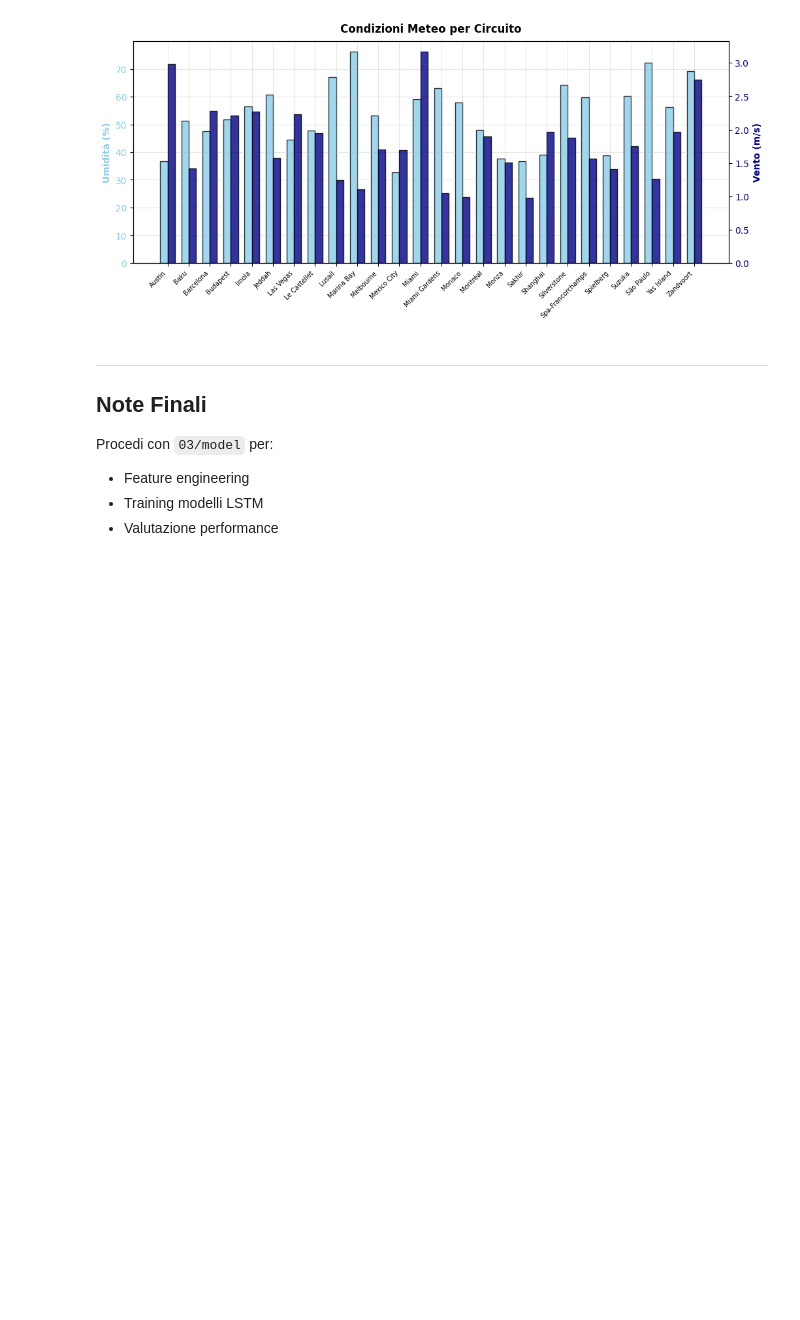
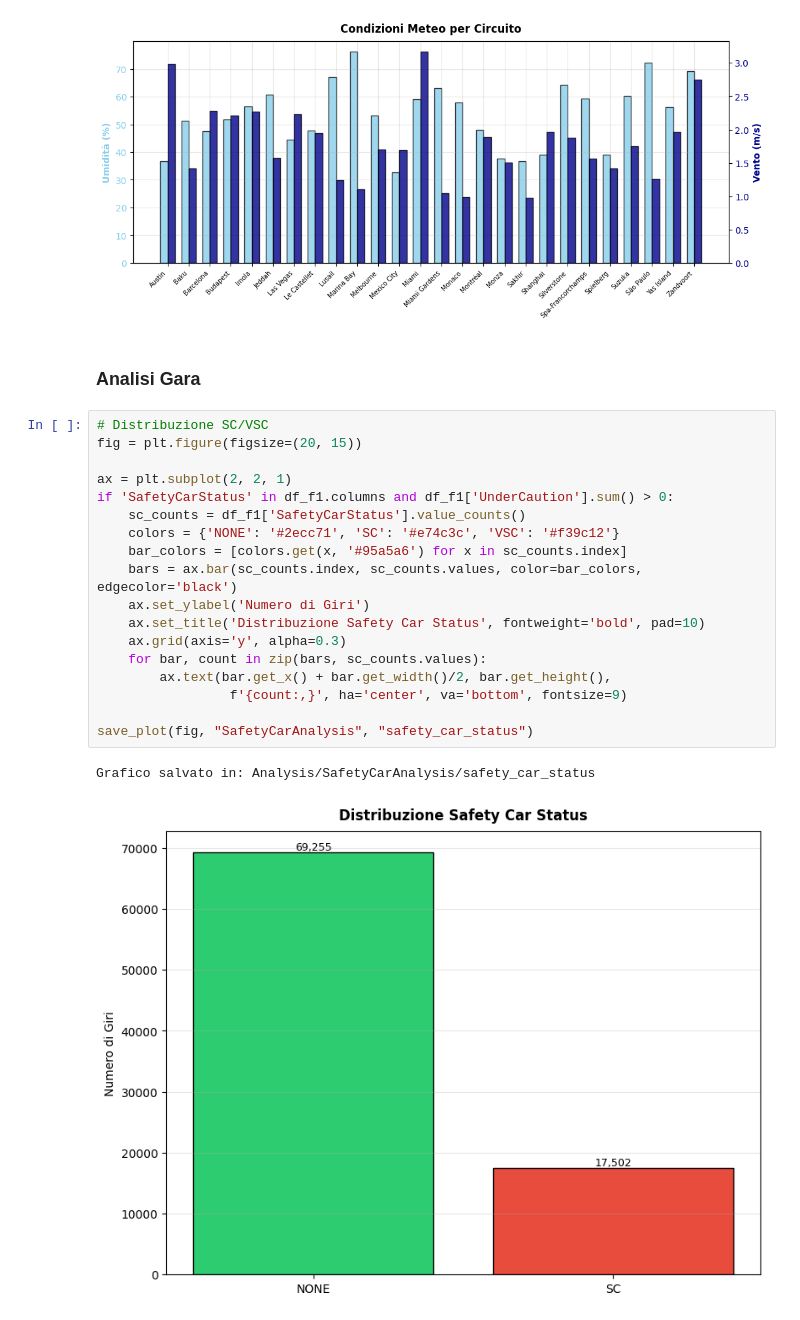
Before and after one commit to FedericoSabbadini/F1_StrategyPredictor, a Jupyter notebook: 02:dbAnalysis/DataAnalysis.ipynb, the cells around one changed output. Saved outputs shown, nothing was run; the diff lists cells and outputs as text; blank space fills up the shorter version.

```diff
--- a/02:dbAnalysis/DataAnalysis.ipynb
+++ b/02:dbAnalysis/DataAnalysis.ipynb
@@ -814,11 +863,26 @@ save_plot(fig, "CircuitAnalysis", "circuit_weather")
 # %% [output]
 Grafico salvato in: Analysis/CircuitAnalysis/circuit_weather
 [figure]
-# %% [markdown]
----
-## Note Finali
-
-Procedi con `03/model` per:
-- Feature engineering
-- Training modelli LSTM
-- Valutazione performance
+# %% [markdown]
+### Analisi Gara
+# %%
+# Distribuzione SC/VSC
+fig = plt.figure(figsize=(20, 15))
+
+ax = plt.subplot(2, 2, 1)
+if 'SafetyCarStatus' in df_f1.columns and df_f1['UnderCaution'].sum() > 0:
+    sc_counts = df_f1['SafetyCarStatus'].value_counts()
+    colors = {'NONE': '#2ecc71', 'SC': '#e74c3c', 'VSC': '#f39c12'}
+    bar_colors = [colors.get(x, '#95a5a6') for x in sc_counts.index]
+    bars = ax.bar(sc_counts.index, sc_counts.values, color=bar_colors, edgecolor='black')
+    ax.set_ylabel('Numero di Giri')
+    ax.set_title('Distribuzione Safety Car Status', fontweight='bold', pad=10)
+    ax.grid(axis='y', alpha=0.3)
+    for bar, count in zip(bars, sc_counts.values):
+        ax.text(bar.get_x() + bar.get_width()/2, bar.get_height(),
+                 f'{count:,}', ha='center', va='bottom', fontsize=9)
+
+save_plot(fig, "SafetyCarAnalysis", "safety_car_status")
+# %% [output]
+Grafico salvato in: Analysis/SafetyCarAnalysis/safety_car_status
+[figure, added]
```
Also changed, not shown: parts of 26 cells of this notebook, 22 other files.
